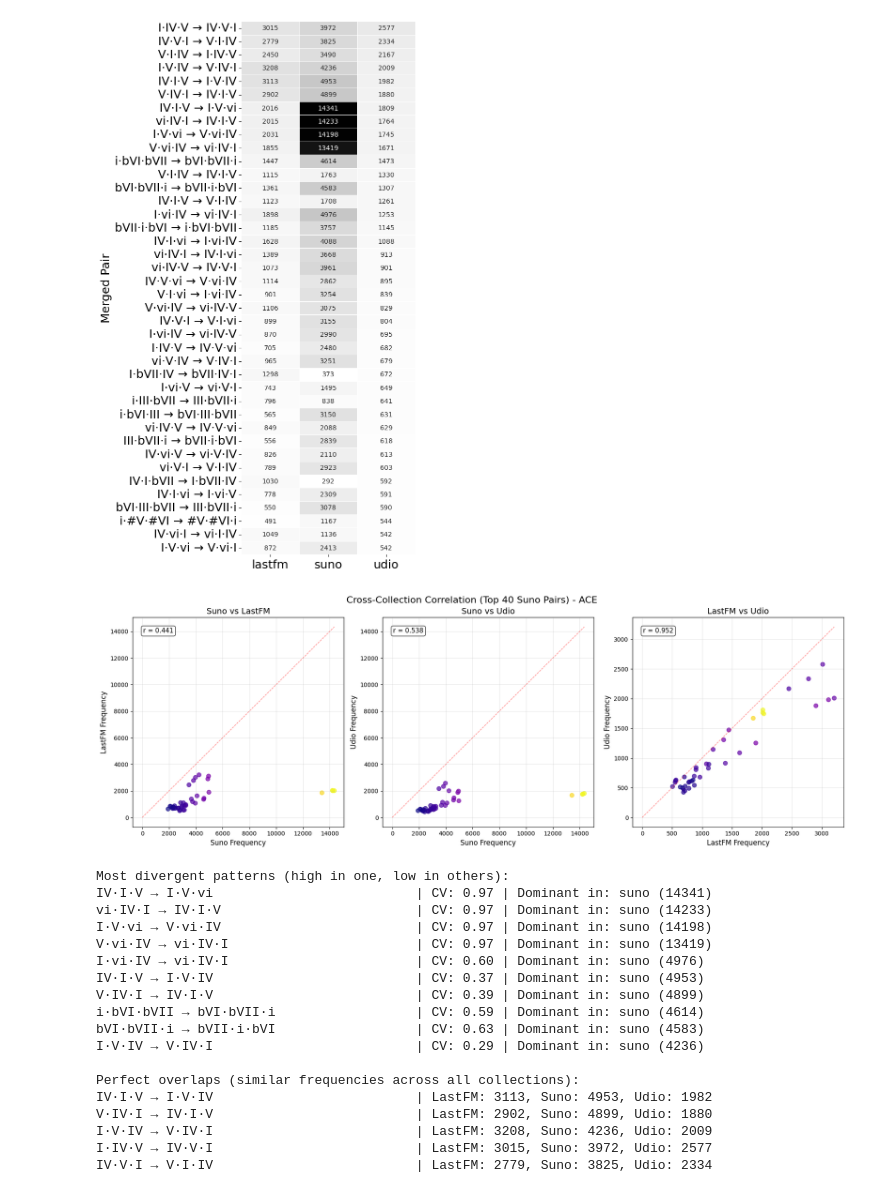
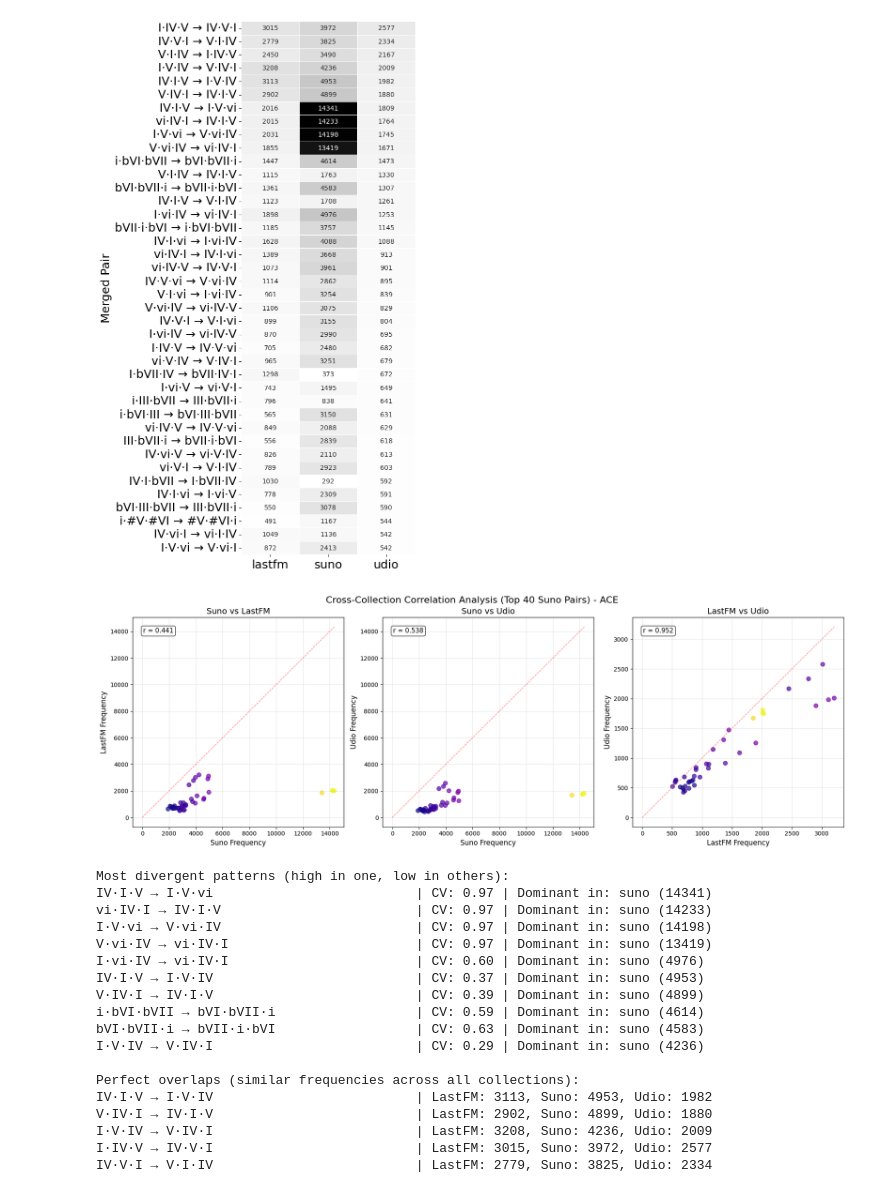
Before and after one commit to Dazzid/Aimir_Structure, a Jupyter notebook: src/byte_pair_encoding_trigrams_ace.ipynb, the cells around one changed output. Drawn from its saved outputs; the diff is of its cells as text; code cells hidden in the pictures.

```diff
--- a/src/byte_pair_encoding_trigrams_ace.ipynb
+++ b/src/byte_pair_encoding_trigrams_ace.ipynb
@@ -501,16 +212,20 @@ plot_per_corpus_bars(results, COLLECTIONS, top_k=20)
 # Raw trigram frequencies analysis
 
 def get_raw_trigram_frequencies(collection_name):
-    print(f'\nAnalyzing {collection_name}...')
+    """Get raw trigram frequencies from the original sequences"""
+    print(f"\nAnalyzing {collection_name}...")
     chord_streams = load_chord_sequences(collection_name)
-    print(f'   Loaded {len(chord_streams)} songs')
+    print(f"   Loaded {len(chord_streams)} songs")
+
     all_trigrams = []
     for seq in chord_streams:
         trigrams = to_trigram_tokens(seq)
         all_trigrams.extend(trigrams)
+
     trigram_counts = Counter(all_trigrams)
-    print(f'   Total trigrams: {len(all_trigrams)}')
-    print(f'   Unique trigrams: {len(trigram_counts)}')
+    print(f"   Total trigrams: {len(all_trigrams)}")
+    print(f"   Unique trigrams: {len(trigram_counts)}")
+
     return trigram_counts
 
 raw_trigrams = {}
@@ -526,22 +241,22 @@ target_trigrams = [
     ('IV', 'I', 'V')
 ]
 
-print(f'\nChecking specific trigrams that should be common:')
-print(f'{"Trigram":<20} {"LastFM":<10} {"Suno":<10} {"Udio":<10}')
-print('-' * 55)
+print(f"\nChecking specific trigrams that should be common:")
+print(f"{'Trigram':<20} {'LastFM':<10} {'Suno':<10} {'Udio':<10}")
+print("-" * 55)
 
 for trigram in target_trigrams:
     freqs = [raw_trigrams[col].get(trigram, 0) for col in COLLECTIONS]
-    trig_str = '\u00b7'.join(trigram)
-    print(f'{trig_str:<20} {freqs[0]:<10} {freqs[1]:<10} {freqs[2]:<10}')
+    trig_str = "·".join(trigram)
+    print(f"{trig_str:<20} {freqs[0]:<10} {freqs[1]:<10} {freqs[2]:<10}")
 
 # Top 10 raw trigrams per collection
-print(f'\nTop 10 raw trigrams per collection:')
+print(f"\nTop 10 raw trigrams per collection:")
 for col in COLLECTIONS:
-    print(f'\n{col.upper()}:')
+    print(f"\n{col.upper()}:")
     for trigram, freq in raw_trigrams[col].most_common(10):
-        trig_str = '\u00b7'.join(trigram)
-        print(f'  {trig_str:<25} {freq}')
+        trig_str = "·".join(trigram)
+        print(f"  {trig_str:<25} {freq}")
 
 # Check unique chord symbols
 all_unique_chords = set()
@@ -550,8 +265,8 @@ for col in COLLECTIONS:
         all_unique_chords.update(trigram)
 
 common_chords = ['I', 'IV', 'V', 'vi', 'ii', 'iii', 'bVI', 'bVII']
-print(f'\nExpected chords found: {[c for c in common_chords if c in all_unique_chords]}')
-print(f'Total unique chord symbols: {len(all_unique_chords)}')
+print(f"\nExpected chords found: {[chord for chord in common_chords if chord in all_unique_chords]}")
+print(f"Total unique chord symbols: {len(all_unique_chords)}")
 # %% [output]
 Analyzing lastfm...
    Loaded 18916 songs
@@ -888,39 +495,39 @@ for i, (x_data, y_data, title, xlabel, ylabel) in enumerate(comparisons):
     ax.set_xlabel(xlabel, fontsize=12)
     ax.set_ylabel(ylabel, fontsize=12)
     ax.set_title(title, fontsize=14)
     ax.grid(True, alpha=0.3)
     correlation = np.corrcoef(x_data, y_data)[0, 1]
     ax.text(0.05, 0.95, f'r = {correlation:.3f}', transform=ax.transAxes,
             fontsize=11, verticalalignment='top',
             bbox=dict(boxstyle='round', facecolor='white', alpha=0.8))
 
 plt.tight_layout()
-plt.suptitle(f'Cross-Collection Correlation (Top {num} Suno Pairs) - ACE', fontsize=16, y=1.02)
+plt.suptitle(f'Cross-Collection Correlation Analysis (Top {num} Suno Pairs) - ACE', fontsize=16, y=1.02)
 plt.show()
 
 # Most divergent patterns
-print('\nMost divergent patterns (high in one, low in others):')
+print("\nMost divergent patterns (high in one, low in others):")
 for i, pair in enumerate(pair_labels_suno[:10]):
     lastfm, suno, udio = freq_mat_suno[i]
     freqs = [lastfm, suno, udio]
     if sum(freqs) > 0:
         cv = np.std(freqs) / np.mean(freqs)
         max_col = COLLECTIONS[np.argmax(freqs)]
-        print(f'{pair:<40} | CV: {cv:.2f} | Dominant in: {max_col} ({max(freqs)})')
+        print(f"{pair:<40} | CV: {cv:.2f} | Dominant in: {max_col} ({max(freqs)})")
 
-print('\nPerfect overlaps (similar frequencies across all collections):')
+print("\nPerfect overlaps (similar frequencies across all collections):")
 count = 0
 for i, pair in enumerate(pair_labels_suno):
     lastfm, suno, udio = freq_mat_suno[i]
     if min(lastfm, suno, udio) > 50:
         cv = np.std([lastfm, suno, udio]) / np.mean([lastfm, suno, udio])
         if cv < 0.5:
-            print(f'{pair:<40} | LastFM: {lastfm}, Suno: {suno}, Udio: {udio}')
+            print(f"{pair:<40} | LastFM: {lastfm}, Suno: {suno}, Udio: {udio}")
             count += 1
             if count >= 5:
                 break
 # %% [output]
-[figure, old version]
+[figure, new version]
 Most divergent patterns (high in one, low in others):
 IV·I·V → I·V·vi                          | CV: 0.97 | Dominant in: suno (14341)
 vi·IV·I → IV·I·V                         | CV: 0.97 | Dominant in: suno (14233)
```
Also changed, not shown: parts of 12 cells of this notebook, 11 other files.
